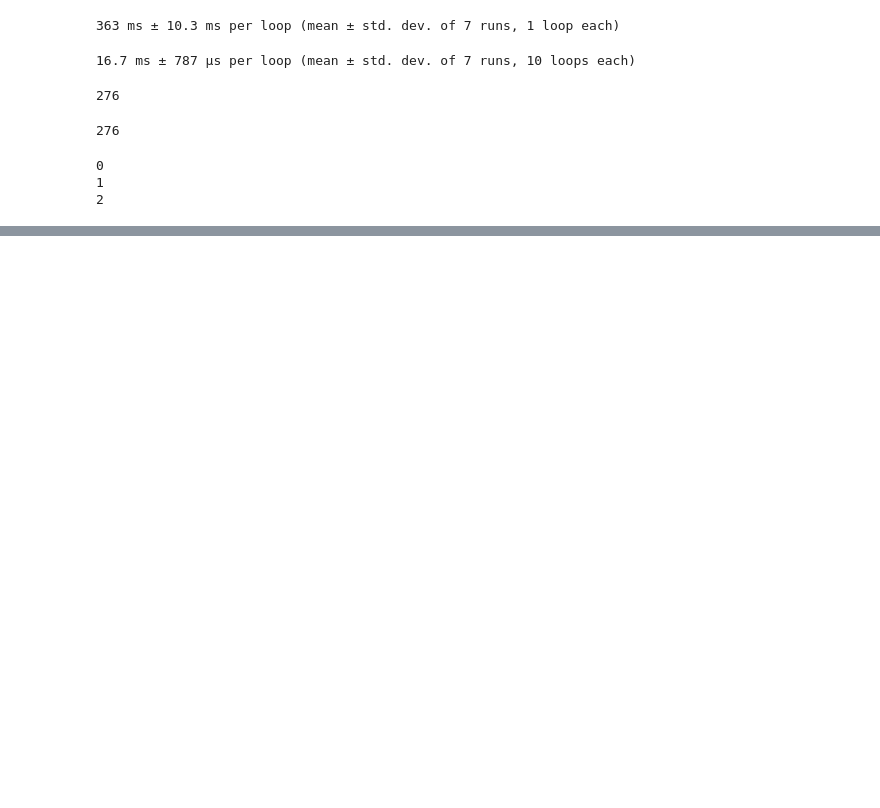
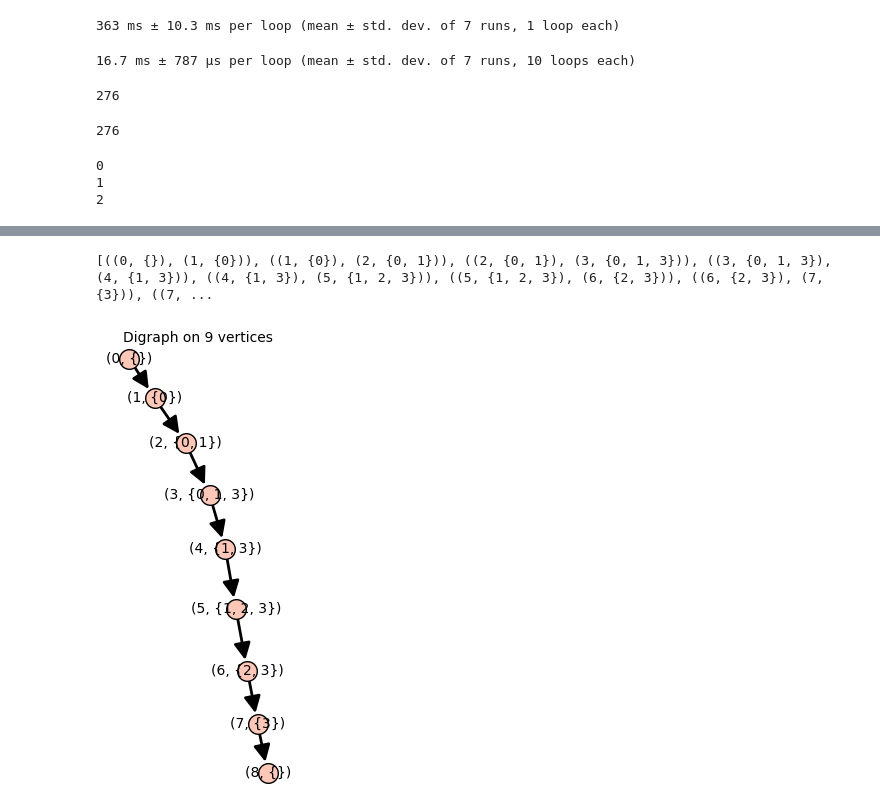
Before and after one commit to guojing0/count-graph-homs, a Jupyter notebook: hom-count-exp.ipynb, the cells around one changed output, grey strips where cells are left out. Drawn from its saved outputs; the diff is of its cells as text; code cells hidden in the pictures; blank space fills up the shorter version.

```diff
--- a/hom-count-exp.ipynb
+++ b/hom-count-exp.ipynb
@@ -87,3 +83,10 @@ for i in K3.vertices():
 0
 1
 2
+# %%
+g = graphs.CycleGraph(4)
+
+tree_decomp = g.treewidth(certificate=True)
+nice_tree_decomp = make_nice_tree_decomposition(g, tree_decomp)
+root = sorted(nice_tree_decomp)[0]
+dir_labelled_TD = label_nice_tree_decomposition(nice_tree_decomp, root, directed=True)
@@ -89,0 +106,8 @@ for i in K3.vertices():
+# %%
+dir_labelled_TD.edges(labels=False)
+# %% [output]
+[((0, {}), (1, {0})), ((1, {0}), (2, {0, 1})), ((2, {0, 1}), (3, {0, 1, 3})), ((3, {0, 1, 3}), (4, {1, 3})), ((4, {1, 3}), (5, {1, 2, 3})), ((5, {1, 2, 3}), (6, {2, 3})), ((6, {2, 3}), (7, {3})), ((7, ...
+# %%
+dir_labelled_TD
+# %% [output]
+[figure, added]
```
Also changed, not shown: parts of 5 cells of this notebook, 1 other file.
